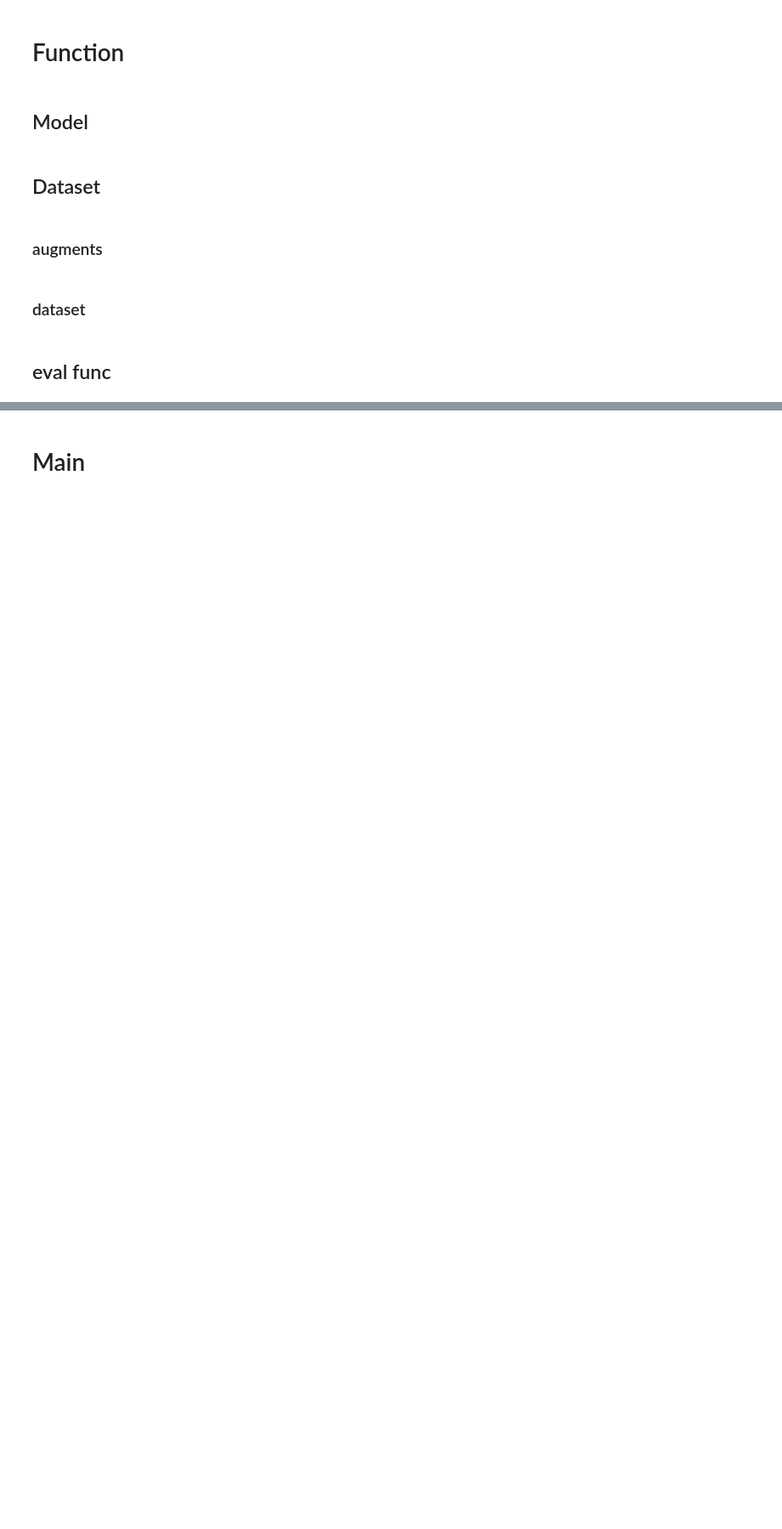
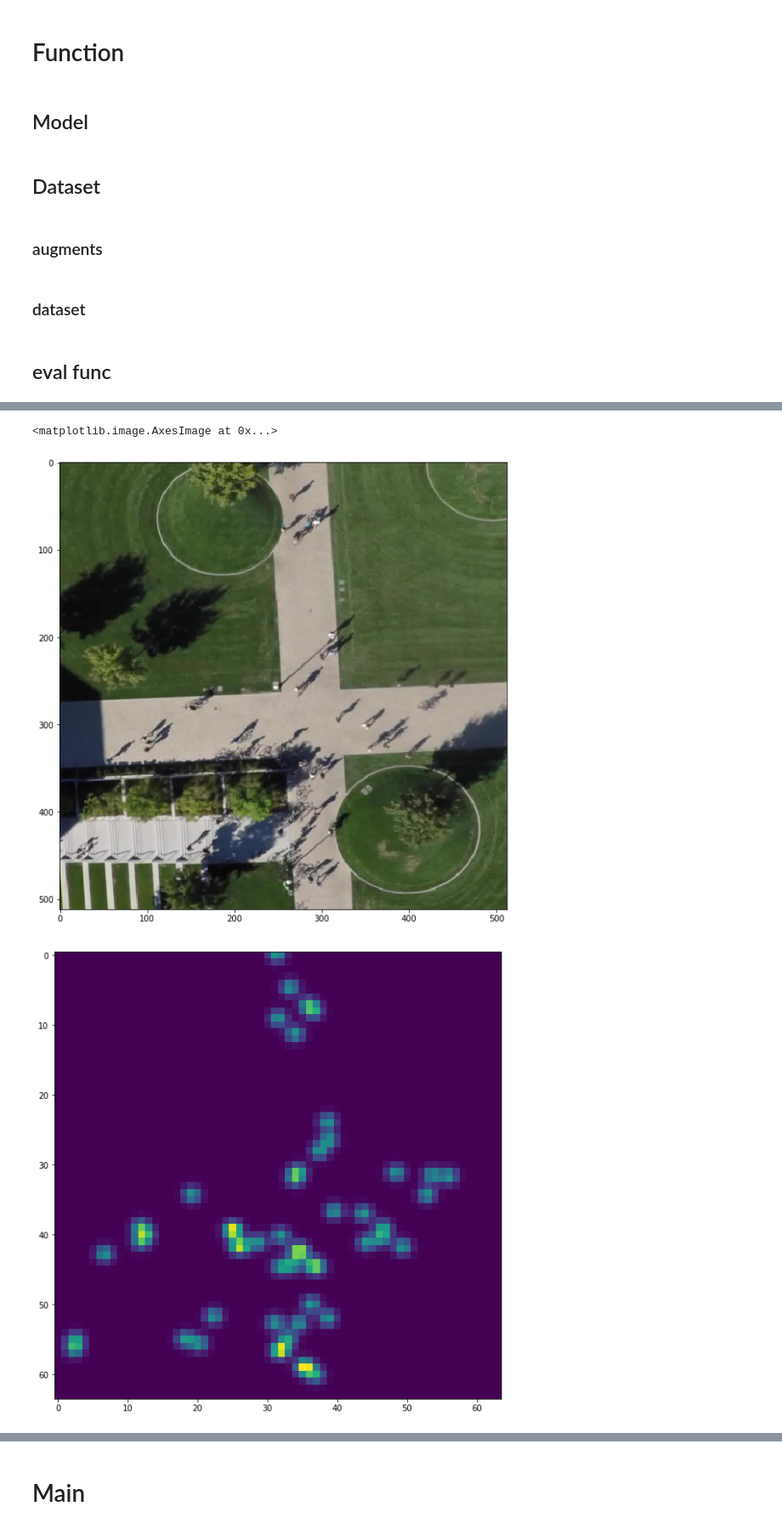
Before and after one commit to angry77cat/CogComp19F_CrowdCount, a Jupyter notebook: train.ipynb, the cells around one changed output, grey strips where cells are left out. Shown at 85% size. Saved outputs shown, nothing was run; the diff lists cells and outputs as text; code cells hidden in the pictures; blank space fills up the shorter version.

Commit message:
update: dataset adjustment

```diff
--- a/train.ipynb
+++ b/train.ipynb
@@ -133,12 +134,12 @@ class FixTransforms:
 class SDD(Dataset):
     def __init__(self, size = 512):
         super(SDD, self).__init__()
-        self.file_list = glob.glob('data/raw/*.h5')
+        self.file_list = glob.glob('data/raw_v3/*.h5')
 
         self.transform = transforms.Compose([
             transforms.ToTensor(),\
-            transforms.Normalize(mean=[0.485, 0.456, 0.406],
-                                     std=[0.229, 0.224, 0.225]),
+#             transforms.Normalize(mean=[0.485, 0.456, 0.406],
+#                                      std=[0.229, 0.224, 0.225]),
         ])
 
         self.aug = FixTransforms([
@@ -146,23 +147,28 @@ class SDD(Dataset):
             RandomVFlip(),
 #             RandomRotation(),
             RandomResizedCrop(size = size, scale=(0.7, 1.0)),
+#         ],probs = [0,0,0,0])
         ], probs = [0.5, 0.5, 1, 1])
 
 
     def __getitem__(self, index):
         data = h5py.File(self.file_list[index], 'r')
-        xs, ys = np.asarray(data['img']), np.asarray(data['map'])
+        xs, ys0, ys1 = np.asarray(data['img']), np.asarray(data['map0']), np.asarray(data['map1'])
 
         xs = TF.to_pil_image(xs)
-        ys = TF.to_pil_image(ys)
+        ys0 = TF.to_pil_image(ys0)
+        ys1 = TF.to_pil_image(ys1)
 
-        xs, ys = self.aug(xs, ys)
+        xs, ys0, ys1 = self.aug(xs, ys0, ys1)
 
         xs = self.transform(xs)
-        ys = TF.resize(ys, [int(ys.size[1]/8), int(ys.size[0]/8)])
-        ys = TF.to_tensor(ys)
 
-        return xs, ys
+        ys0 = TF.resize(ys0, [int(ys0.size[1]/8), int(ys0.size[0]/8)])
+        ys0 = TF.to_tensor(ys0)
+        ys1 = TF.resize(ys1, [int(ys1.size[1]/8), int(ys1.size[0]/8)])
+        ys1 = TF.to_tensor(ys1)
+
+        return xs, ys0, ys1
 
     def __len__(self):
         return len(self.file_list)
@@ -174,8 +180,8 @@ class ValSDD(Dataset):
 
         self.transform = transforms.Compose([
             transforms.ToTensor(),\
-            transforms.Normalize(mean=[0.485, 0.456, 0.406],
-                                     std=[0.229, 0.224, 0.225]),
+#             transforms.Normalize(mean=[0.485, 0.456, 0.406],
+#                                      std=[0.229, 0.224, 0.225]),
         ])
 
     def __getitem__(self, index):
@@ -200,8 +206,8 @@ class TestData(Dataset):
 
         self.transform = transforms.Compose([
             transforms.ToTensor(),\
-            transforms.Normalize(mean=[0.485, 0.456, 0.406],
-                                     std=[0.229, 0.224, 0.225]),
+#             transforms.Normalize(mean=[0.485, 0.456, 0.406],
+#                                      std=[0.229, 0.224, 0.225]),
         ])
 
     def __getitem__(self, index):
@@ -226,0 +235,16 @@ def evalfunc(model, VLoader, criterion, scaling_factor):
+# %%
+d = SDD(size = 512)
+DLoader = DataLoader(dataset = d, num_workers = 4, batch_size = 1, shuffle = True)
+for n_count, (x, y0, y1) in enumerate(DLoader):
+    break
+plt.figure(figsize=(10,10))
+plt.imshow(x[0].permute(1,2,0).numpy())
+plt.clim(0,1)
+plt.figure(figsize=(10,10))
+plt.imshow(y0[0,0].numpy()*1e6)
+plt.figure(figsize=(10,10))
+plt.imshow(y1[0,0].numpy()*1e6)
+# %% [output]
+<matplotlib.image.AxesImage at 0x...>
+[figure, added]
+[figure, added]
```
Also changed, not shown: parts of 8 cells of this notebook, 4 other files.
